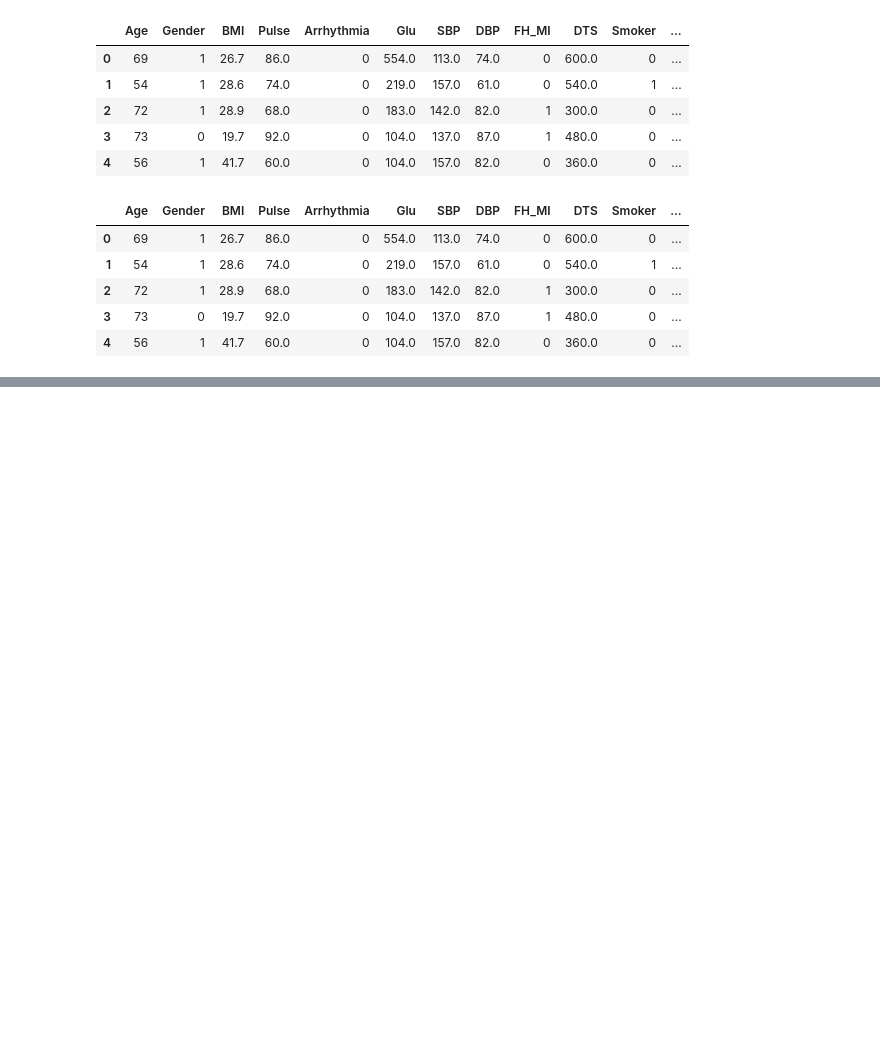
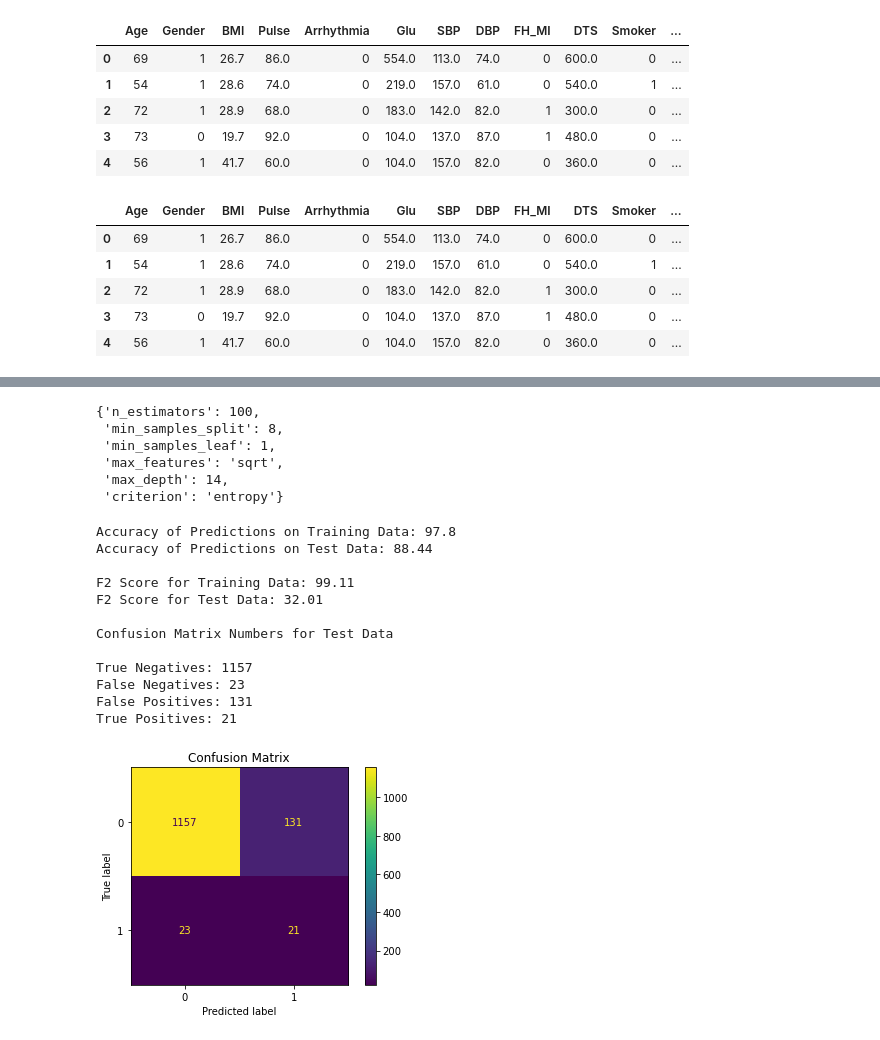
Before and after one commit to chrchristensen1/Deloitte-AI-Acadaemy-Final-Capstone-Project, a Jupyter notebook: Notebooks/CAD_Model.ipynb, the cells around one changed output, grey strips where cells are left out. Cells and saved outputs as stored; diff of their text form; code cells hidden in the pictures; blank space fills up the shorter version.

Commit message:
multiple updates including hyperparamater tuning/Exploratory notebook added

```diff
--- a/Notebooks/CAD_Model.ipynb
+++ b/Notebooks/CAD_Model.ipynb
@@ -15,7 +15,7 @@ from imblearn.over_sampling import SMOTE
 %matplotlib inline
 # %%
 #Read in the cleaned Coronary Artery Disease (CAD) dataset.
-file_path = '../Data/Cleaned Data/complete_cleaned_cad.csv'
+file_path = '../Data/Cleaned Data/prepared_cad_data.csv'
 cad_df = pd.read_csv(file_path)
 cad_df.head()
 # %% [output]
@@ -98,11 +101,11 @@ F2 Score for Test Data: {round(f2_test, 2)}
                     ''')
     print('Confusion Matrix Numbers for Test Data')
     print(' ')
-#     print(f'''True Negatives: {cm[0][0]}
-# False Negatives: {cm[1][0]}
-# False Positives: {cm[0][1]}
-# True Positives: {cm[1][1]}
-#  ''')
+    print(f'''True Negatives: {cm[0][0]}
+False Negatives: {cm[1][0]}
+False Positives: {cm[0][1]}
+True Positives: {cm[1][1]}
+ ''')
     cm_disp = ConfusionMatrixDisplay(confusion_matrix=cm)
     cm_disp.plot()
     plt.title(f'Confusion Matrix')
@@ -159,0 +295,37 @@ NameError: name 'clf_compare' is not defined
+# %%
+rf_rs_f2 = RandomizedSearchCV(estimator=RandomForestClassifier(),
+                 param_distributions=param_grid,
+                 n_iter=25,
+                 scoring=f2_scorer,
+                 random_state=42)
+
+# Perform the hyperparameter tuning with random search
+rf_rs_f2.fit(X_train_smote, y_train_smote)
+
+# List best parameter findings
+rf_rs_f2.best_params_
+# %% [output]
+{'n_estimators': 100,
+ 'min_samples_split': 8,
+ 'min_samples_leaf': 1,
+ 'max_features': 'sqrt',
+ 'max_depth': 14,
+ 'criterion': 'entropy'}
+# %%
+rf_hyp_opt = RandomForestClassifier(n_estimators=100, min_samples_split= 2, min_samples_leaf= 1, max_features='log2', max_depth=12, criterion='entropy')
+# %%
+clf(rf_hyp_opt)
+# %% [output]
+Accuracy of Predictions on Training Data: 97.8
+Accuracy of Predictions on Test Data: 88.44
+
+F2 Score for Training Data: 99.11
+F2 Score for Test Data: 32.01
+
+Confusion Matrix Numbers for Test Data
+
+True Negatives: 1157
+False Negatives: 23
+False Positives: 131
+True Positives: 21
+[figure, added]
```
Also changed, not shown: parts of 9 cells of this notebook, 4 other files.
